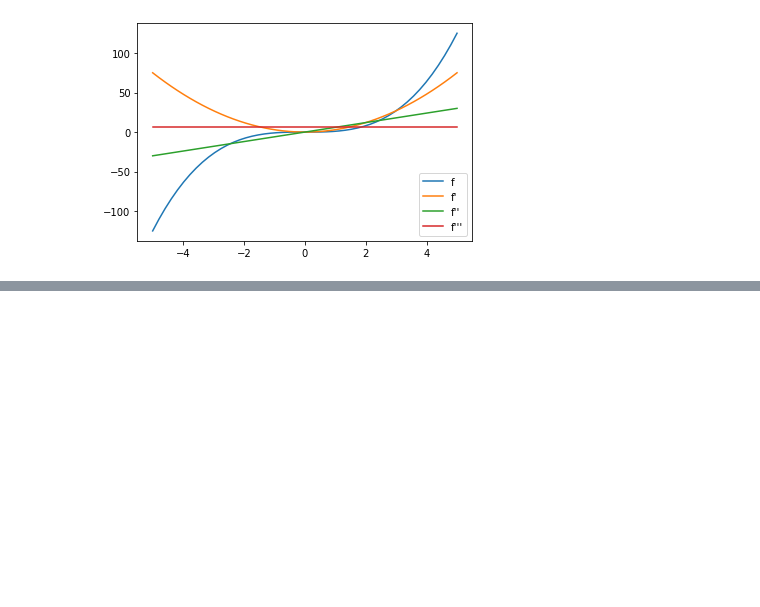
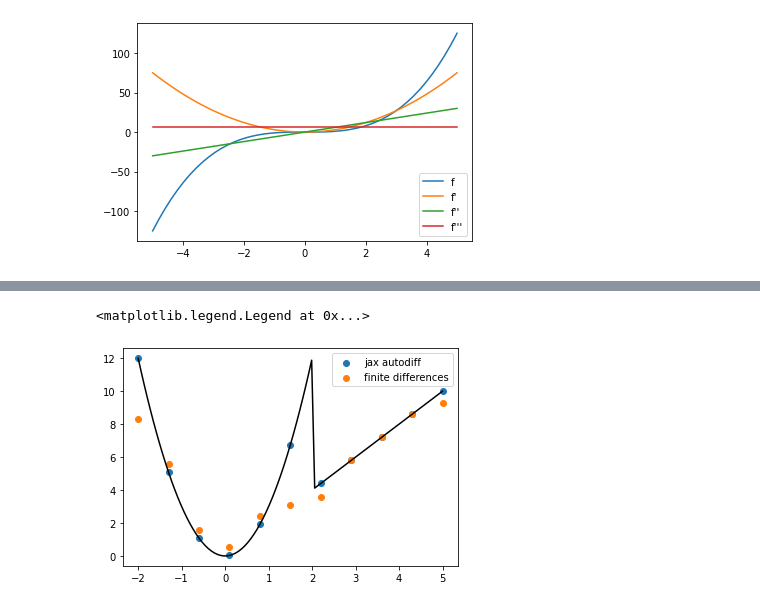
Before and after one commit to lukasheinrich/pyhep2020-autodiff-tutorial, a Jupyter notebook: Tutorial.ipynb, the cells around one changed output, grey strips where cells are left out. Cells and saved outputs as stored; diff of their text form; code cells hidden in the pictures; blank space fills up the shorter version.

```diff
--- a/Tutorial.ipynb
+++ b/Tutorial.ipynb
@@ -869,0 +903,28 @@ plt.legend()
+# %%
+def control_flow_func(x):
+    if x > 2:
+        return x**2
+    else:
+        return x**3
+
+
+first_gradient_of_cflow = jax.grad(control_flow_func)
+
+xi = jnp.linspace(-2,5,101)
+yi = np.asarray([first_gradient_of_cflow(xx) for xx in xi])
+plt.plot(xi,yi,c = 'k')
+
+xi = jnp.linspace(-2,5,11)
+yi = np.asarray([first_gradient_of_cflow(xx) for xx in xi])
+plt.scatter(xi,yi, label = 'jax autodiff')
+
+
+
+xi = jnp.linspace(-2,5,11)
+yi = np.asarray([control_flow_func(xx) for xx in xi])
+plt.scatter(xi,np.gradient(yi,xi), label = 'finite differences')
+
+plt.legend()
+# %% [output]
+<matplotlib.legend.Legend at 0x...>
+[figure, added]
```
Also changed, not shown: parts of 7 cells of this notebook.
